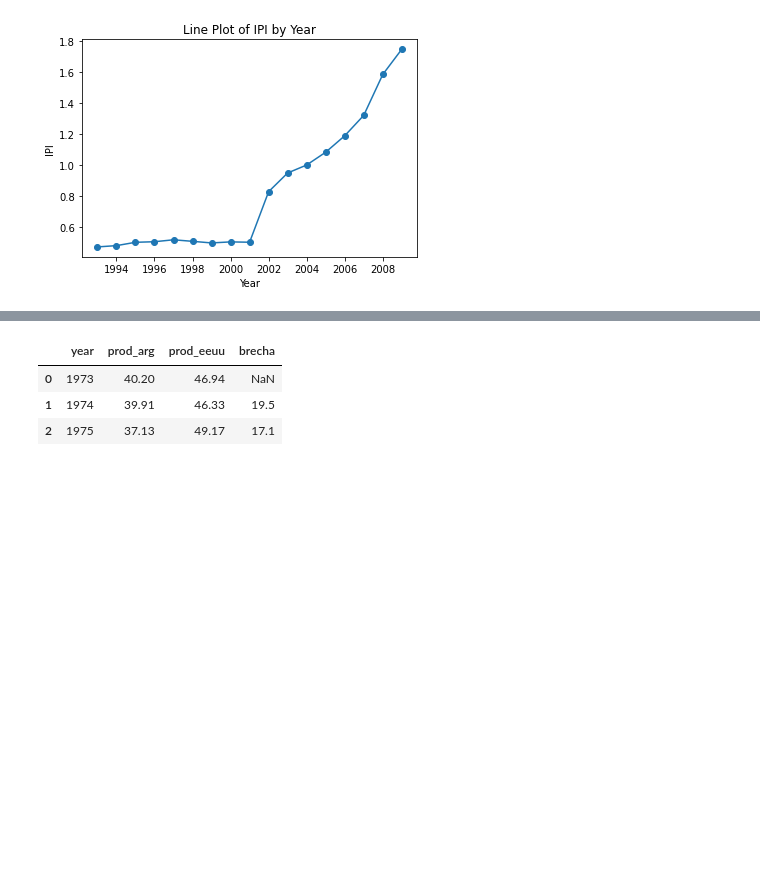
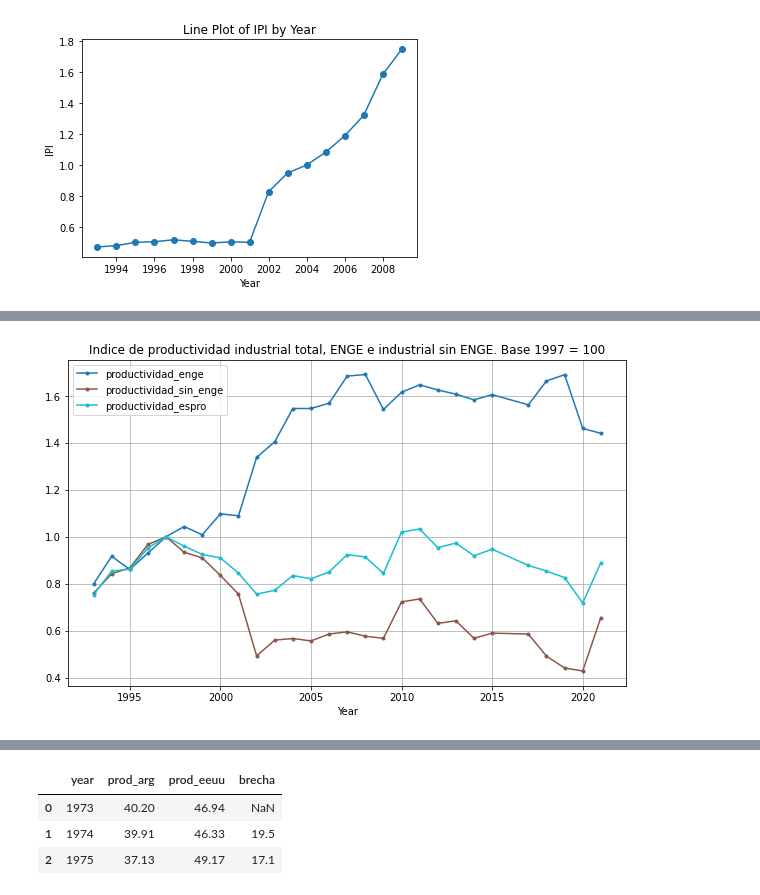
Before and after one commit to mateosuster/productivity_measures, a Jupyter notebook: enge/enge.ipynb, the cells around one changed output, grey strips where cells are left out. Drawn from its saved outputs; the diff is of its cells as text; code cells hidden in the pictures; blank space fills up the shorter version.

```diff
--- a/enge/enge.ipynb
+++ b/enge/enge.ipynb
@@ -481,0 +501,20 @@ df_sel_index.loc[df_sel_index['sector']=='Total Manufactura', ['year', 'producti
+# %%
+data_join2  = pd.merge(data_enge,
+         data_tot,
+         how = 'left',
+         on = 'year')
+
+data_join2['sector'] = 'Total Manufactura sin ENGE'
+
+data_join2['vab_sin_enge'] =  data_join2['vab_tot_04'] - data_join2['vab_ipi']
+data_join2['emp_sin_enge'] = data_join2['emp_tot'] - data_join2['emp']
+
+data_join2['vab_sin_enge_index'] = get_index(data_join2, 'vab_sin_enge', 1997)
+data_join2['emp_sin_enge_index'] = get_index(data_join2, 'emp_sin_enge', 1997)
+
+data_join2['productividad_sin_enge_index'] = data_join2['vab_sin_enge_index']/data_join2['emp_sin_enge_index']
+
+data_join2['peso_vab_enge'] = data_join2['vab_ipi']/ data_join2['vab_tot_04']
+data_join2['peso_emp_enge'] = data_join2['emp']/ data_join2['emp_tot']
+
+data_join2.head(3)
@@ -481,0 +526,41 @@ df_sel_index.loc[df_sel_index['sector']=='Total Manufactura', ['year', 'producti
+# %%
+# df_sel_index = data_join2[['year', 'sector',  'productividad_ipi_index_1', 'vab_sin_enge_index', 'emp_sin_enge_index',   'productividad_sin_enge_index', 'productividad_manuf_97']]
+df_sel_index = data_join2[['year', 'sector',  'productividad_ipi_index_1',  'productividad_sin_enge_index', 'productividad_manuf_97']]
+df_sel_index.columns = ['year', 'sector',  'productividad_enge',  'productividad_sin_enge', 'productividad_espro']
+
+title = 'Indice de productividad industrial total, ENGE e industrial sin ENGE. Base 1997 = 100'
+
+# Extract variables for plotting
+x = df_sel_index['year']
+y_vars = df_sel_index.columns[2:]  # Select all columns except 'year' and 'sector'
+sectors = df_sel_index['sector'].unique()
+
+# Create a color map for the variables
+colors = plt.cm.get_cmap('tab10', len(y_vars))
+markers = ['.']
+
+# Create the line plot
+plt.figure(figsize=(10, 6))
+for i, var in enumerate(y_vars):
+    for j, sector in enumerate(sectors):
+        df_sector = df_sel_index[df_sel_index['sector'] == sector]
+        plt.plot(df_sector['year'], df_sector[var], color=colors(i), marker=markers[j], label=var if j == 0 else None)
+
+# Set labels and title
+plt.xlabel('Year')
+plt.ylabel('')
+plt.title(title)
+
+# Add a legend
+handles, labels = plt.gca().get_legend_handles_labels()
+# handles.extend([plt.Line2D([], [], color='black', marker=marker, linestyle='None') for marker in markers])
+labels.extend(sectors)
+plt.legend(handles, labels)
+
+plt.grid(True)  # Add a grid
+
+plt.savefig('../results/' + title + '.png')
+# Show the plot
+plt.show()
+# %% [output]
+[figure, added]
```
Also changed, not shown: parts of 12 cells of this notebook, 8 other files.
